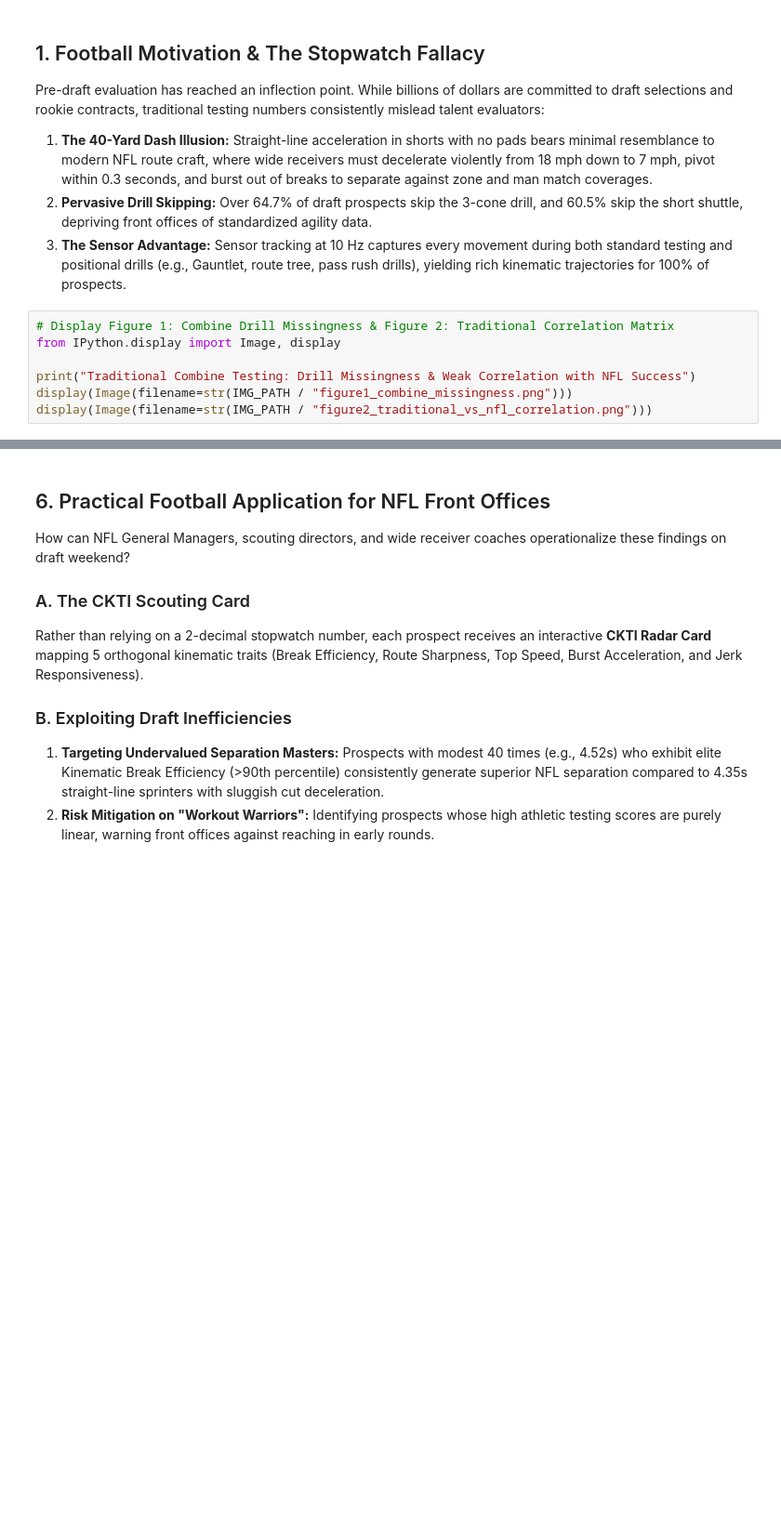
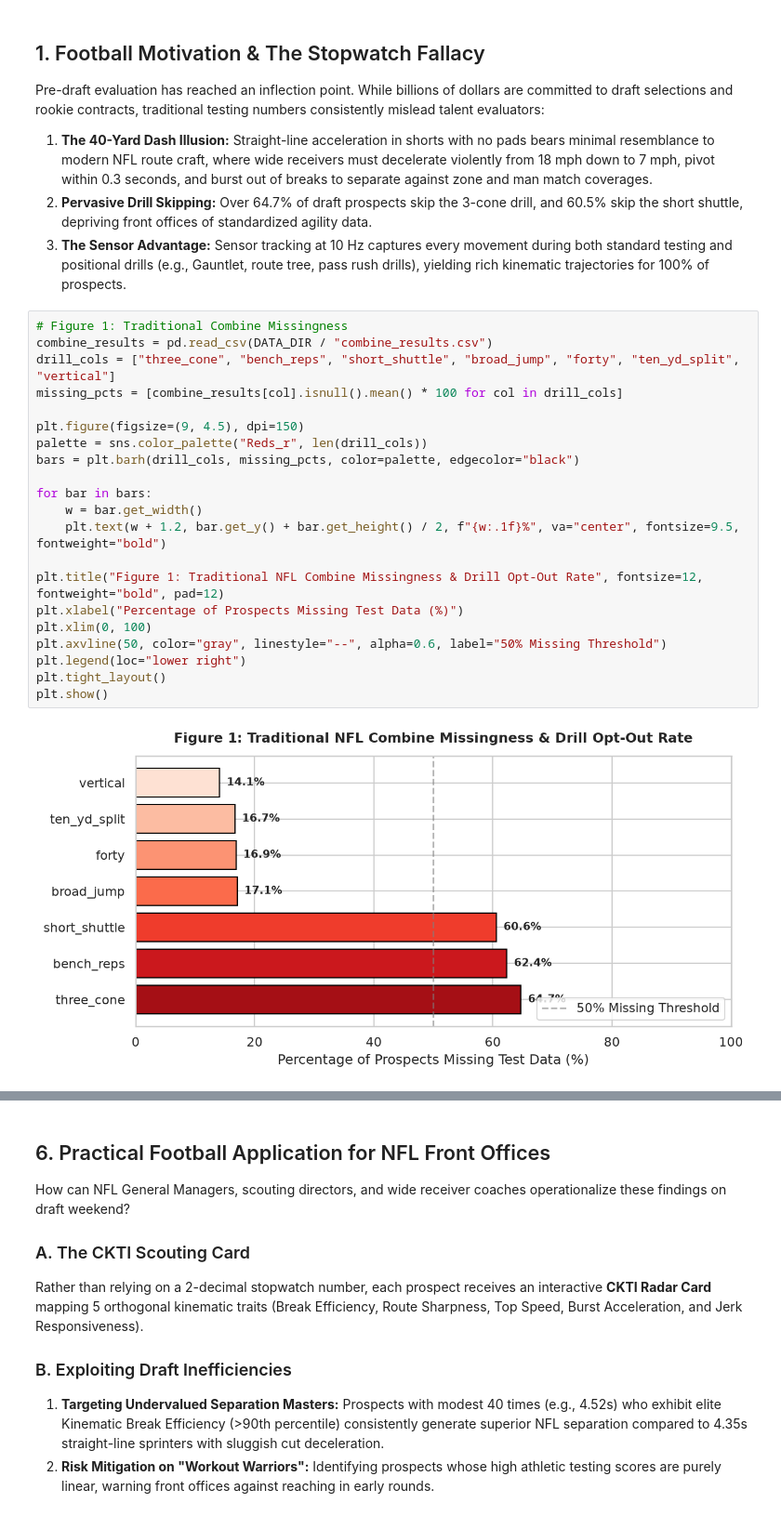
Before and after one commit to javier-hernaez/kaggle-portfolio, a Jupyter notebook: 09_nfl_big_data_bowl_2027/notebooks/nfl_big_data_bowl_2027_solution.ipynb, the cells around one changed output, grey strips where cells are left out. Shown at 93% size. Saved outputs shown, nothing was run; the diff lists cells and outputs as text; blank space fills up the shorter version.

```diff
--- a/09_nfl_big_data_bowl_2027/notebooks/nfl_big_data_bowl_2027_solution.ipynb
+++ b/09_nfl_big_data_bowl_2027/notebooks/nfl_big_data_bowl_2027_solution.ipynb
@@ -36,10 +67,26 @@ Pre-draft evaluation has reached an inflection point. While billions of dollars
 1. **The 40-Yard Dash Illusion:** Straight-line acceleration in shorts with no pads bears minimal resemblance to modern NFL route craft, where wide receivers must decelerate violently from 18 mph down to 7 mph, pivot within 0.3 seconds, and burst out of breaks to separate against zone and man match coverages.
 2. **Pervasive Drill Skipping:** Over 64.7% of draft prospects skip the 3-cone drill, and 60.5% skip the short shuttle, depriving front offices of standardized agility data.
 3. **The Sensor Advantage:** Sensor tracking at 10 Hz captures every movement during both standard testing and positional drills (e.g., Gauntlet, route tree, pass rush drills), yielding rich kinematic trajectories for 100% of prospects.
-# %%
-# Display Figure 1: Combine Drill Missingness & Figure 2: Traditional Correlation Matrix
-from IPython.display import Image, display
-
-print("Traditional Combine Testing: Drill Missingness & Weak Correlation with NFL Success")
-display(Image(filename=str(IMG_PATH / "figure1_combine_missingness.png")))
-display(Image(filename=str(IMG_PATH / "figure2_traditional_vs_nfl_correlation.png")))
+# %%
+# Figure 1: Traditional Combine Missingness
+combine_results = pd.read_csv(DATA_DIR / "combine_results.csv")
+drill_cols = ["three_cone", "bench_reps", "short_shuttle", "broad_jump", "forty", "ten_yd_split", "vertical"]
+missing_pcts = [combine_results[col].isnull().mean() * 100 for col in drill_cols]
+
+plt.figure(figsize=(9, 4.5), dpi=150)
+palette = sns.color_palette("Reds_r", len(drill_cols))
+bars = plt.barh(drill_cols, missing_pcts, color=palette, edgecolor="black")
+
+for bar in bars:
+    w = bar.get_width()
+    plt.text(w + 1.2, bar.get_y() + bar.get_height() / 2, f"{w:.1f}%", va="center", fontsize=9.5, fontweight="bold")
+
+plt.title("Figure 1: Traditional NFL Combine Missingness & Drill Opt-Out Rate", fontsize=12, fontweight="bold", pad=12)
+plt.xlabel("Percentage of Prospects Missing Test Data (%)")
+plt.xlim(0, 100)
+plt.axvline(50, color="gray", linestyle="--", alpha=0.6, label="50% Missing Threshold")
+plt.legend(loc="lower right")
+plt.tight_layout()
+plt.show()
+# %% [output]
+[figure, added]
```
Also changed, not shown: parts of 22 cells of this notebook, 12 other files.
